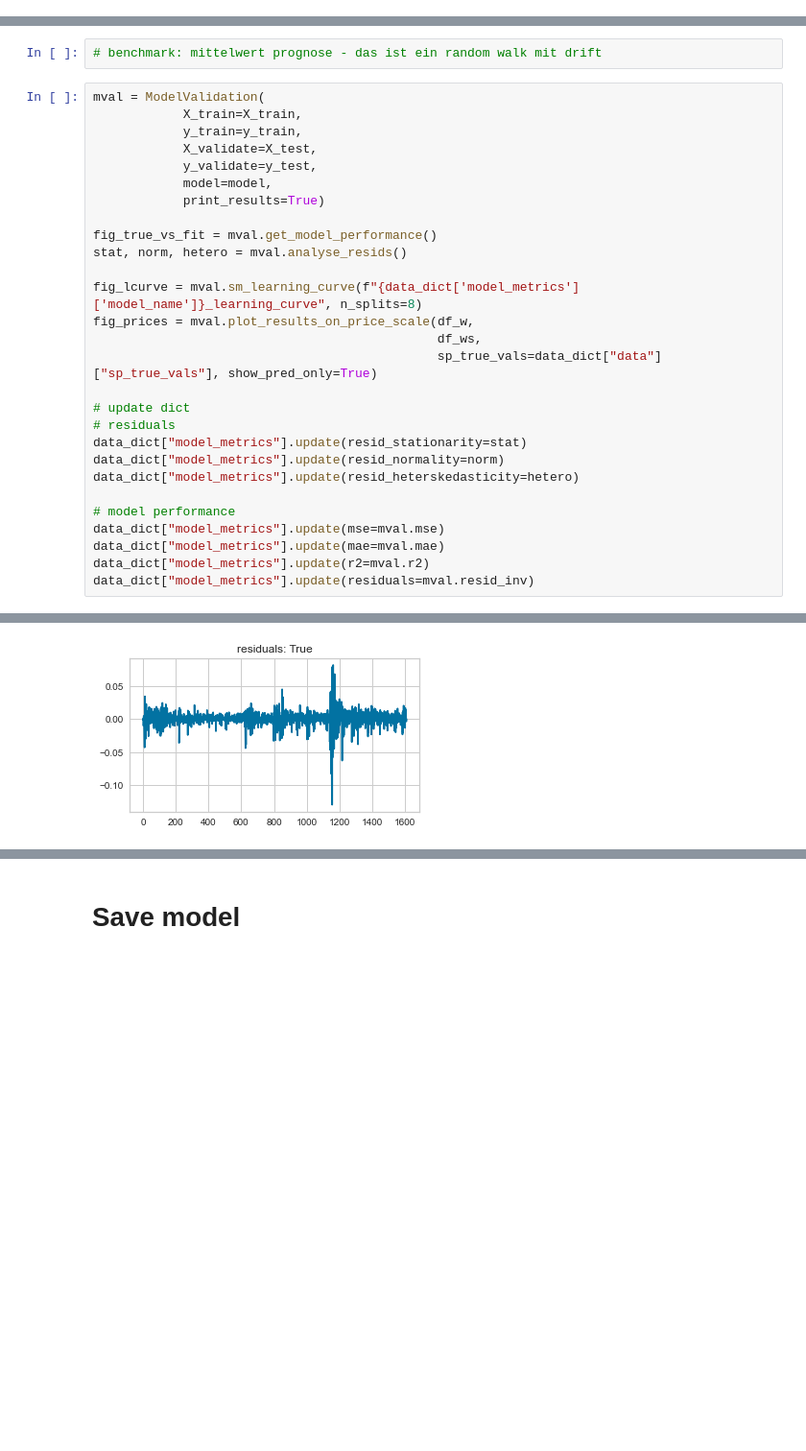
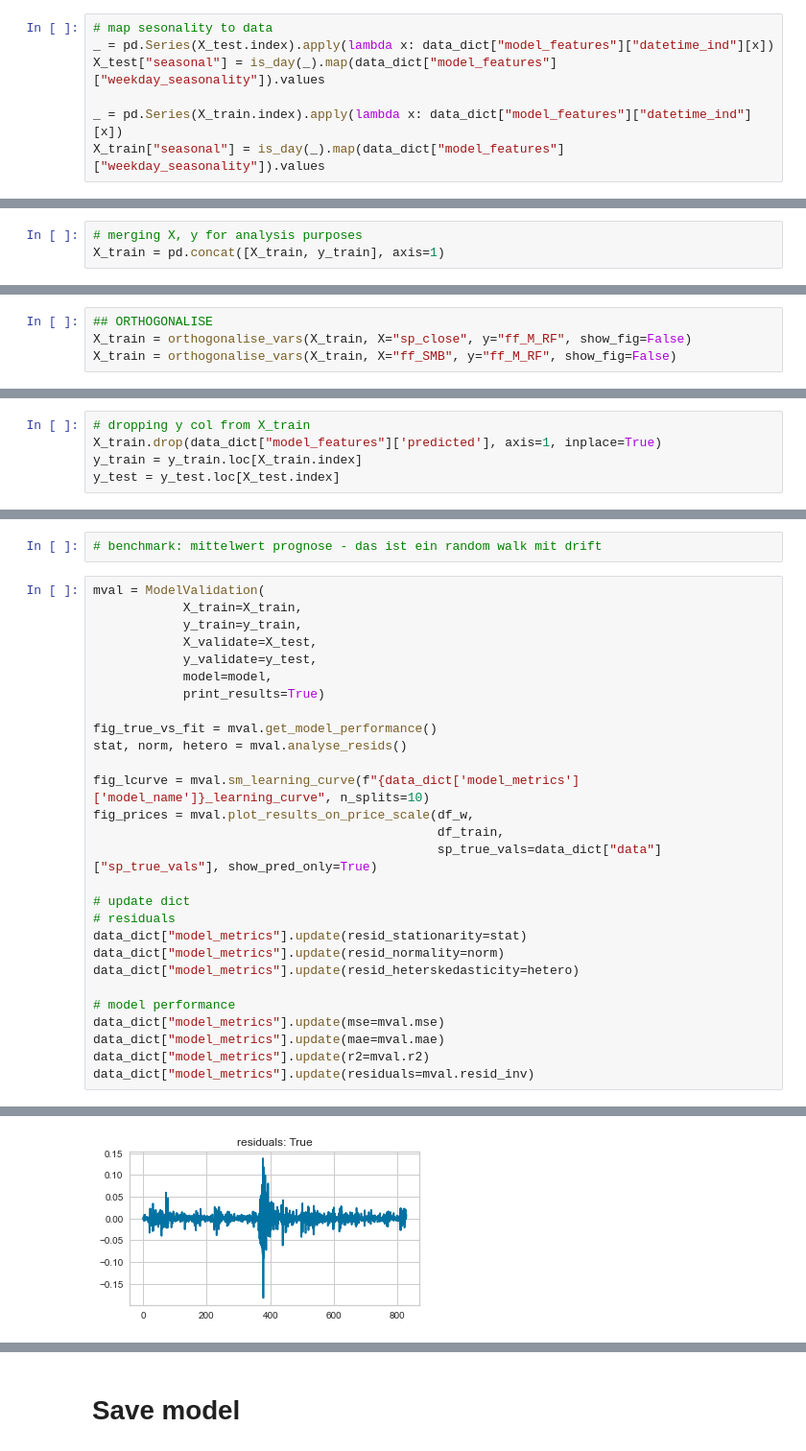
Before and after one commit to lukasgrahl/bachelor, a Jupyter notebook: notebooks/3.1-ols_model.ipynb, the cells around one changed output, grey strips where cells are left out. Shown at 96% size. Drawn from its saved outputs; the diff is of its cells as text; blank space fills up the shorter version.

```diff
--- a/notebooks/3.1-ols_model.ipynb
+++ b/notebooks/3.1-ols_model.ipynb
@@ -129,0 +145,7 @@ X_train, X_test, y_train, y_test = tts_data(df_train,
+# %%
+# map sesonality to data
+_ = pd.Series(X_test.index).apply(lambda x: data_dict["model_features"]["datetime_ind"][x])
+X_test["seasonal"] = is_day(_).map(data_dict["model_features"]["weekday_seasonality"]).values
+
+_ = pd.Series(X_train.index).apply(lambda x: data_dict["model_features"]["datetime_ind"][x])
+X_train["seasonal"] = is_day(_).map(data_dict["model_features"]["weekday_seasonality"]).values
@@ -129,0 +156,3 @@ X_train, X_test, y_train, y_test = tts_data(df_train,
+# %%
+# merging X, y for analysis purposes
+X_train = pd.concat([X_train, y_train], axis=1)
@@ -129,0 +201,4 @@ X_train, X_test, y_train, y_test = tts_data(df_train,
+# %%
+## ORTHOGONALISE
+X_train = orthogonalise_vars(X_train, X="sp_close", y="ff_M_RF", show_fig=False)
+X_train = orthogonalise_vars(X_train, X="ff_SMB", y="ff_M_RF", show_fig=False)
@@ -130,3 +238,8 @@ X_train, X_test, y_train, y_test = tts_data(df_train,
+# %%
+# dropping y col from X_train
+X_train.drop(data_dict["model_features"]['predicted'], axis=1, inplace=True)
+y_train = y_train.loc[X_train.index]
+y_test = y_test.loc[X_test.index]
 # %%
 model = SKLearnWrap(sm.OLS, fit_intercept=True)
 model_ = model.fit(X_train, y_train)
@@ -208,9 +317,9 @@ mval = ModelValidation(
 fig_true_vs_fit = mval.get_model_performance()
 stat, norm, hetero = mval.analyse_resids()
 
-fig_lcurve = mval.sm_learning_curve(f"{data_dict['model_metrics']['model_name']}_learning_curve", n_splits=8)
+fig_lcurve = mval.sm_learning_curve(f"{data_dict['model_metrics']['model_name']}_learning_curve", n_splits=10)
 fig_prices = mval.plot_results_on_price_scale(df_w,
-                                              df_ws,
+                                              df_train,
                                               sp_true_vals=data_dict["data"]["sp_true_vals"], show_pred_only=True)
 
 # update dict
@@ -234,2 +343,2 @@ R2: 0.0059896886
-[figure, old version]
+[figure, new version]
 Stationarity Test Results
```
Also changed, not shown: parts of 34 cells of this notebook, 8 other files.
